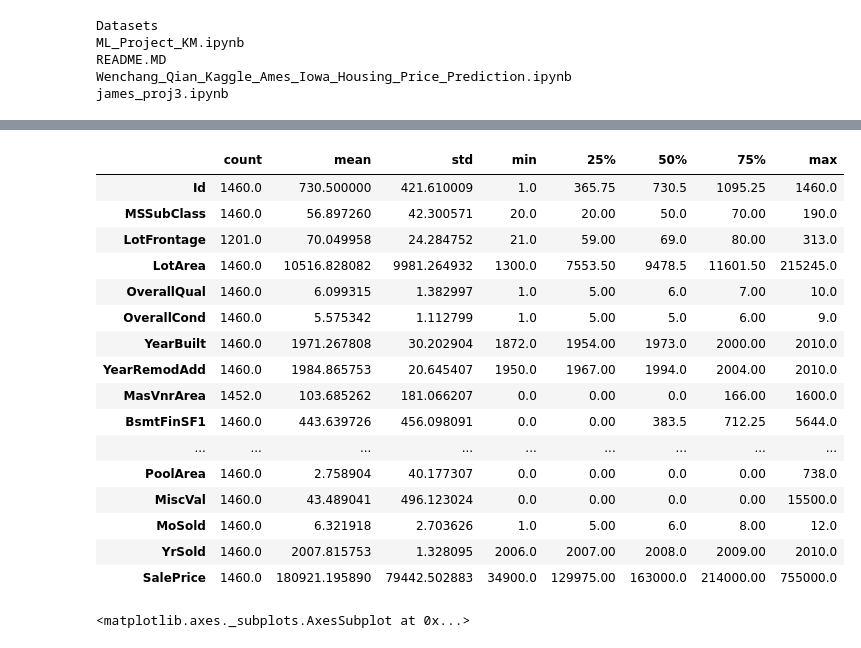
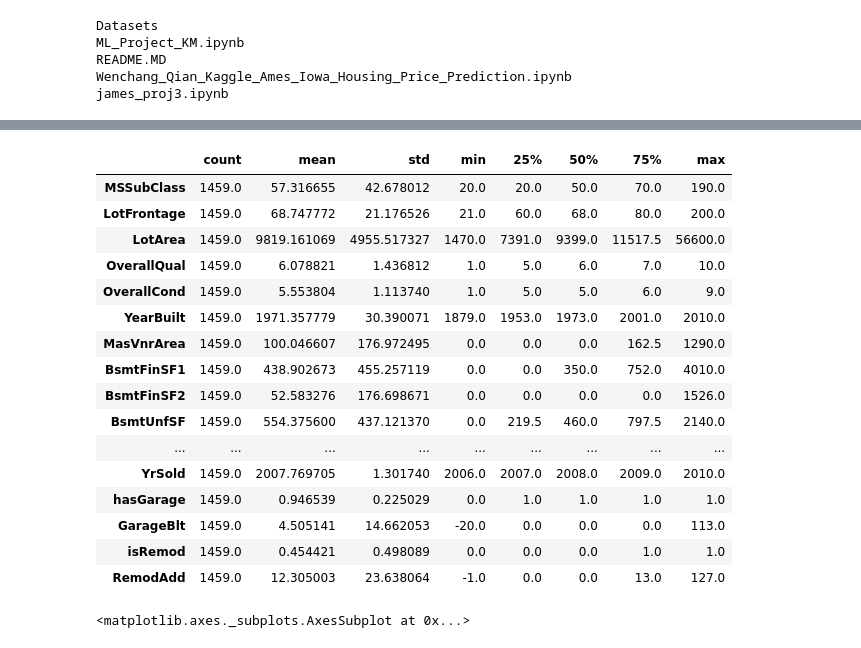
Before and after one commit to reflexiveprophecy/Kaggle_Predict_Ames_Iowa_Housing_Prices, a Jupyter notebook: james_proj3.ipynb, the cells around one changed output, grey strips where cells are left out. Cells and saved outputs as stored; diff of their text form; code cells hidden in the pictures.

```diff
--- a/james_proj3.ipynb
+++ b/james_proj3.ipynb
@@ -25,0 +24,6 @@ Test Data: (1459, 80)
+# %%
+house_train = pd.read_csv('Datasets/train_j.csv');
+print('Training Data:', house_train.shape);
+house_test = pd.read_csv('Datasets/test_j.csv');
+print('Test Data:', house_test.shape);
+#house_train.describe().T
@@ -25,0 +33,6 @@ Test Data: (1459, 80)
+# %%
+house_train = house_train.drop([house_train.columns[0]], axis=1)
+print('Training Data:', house_train.shape);
+house_test = house_test.drop([house_test.columns[0]], axis=1)
+print('Test Data:', house_test.shape);
+house_train.describe().T
@@ -26,23 +59,23 @@ Test Data: (1459, 80)
 # %%
-house_train.describe().T
+house_test.describe().T
 # %% [output]
 |  | count | mean | std | min | 25% | 50% | 75% | max |
-| Id | 1460.0 | 730.500000 | 421.610009 | 1.0 | 365.75 | 730.5 | 1095.25 | 1460.0 |
-| MSSubClass | 1460.0 | 56.897260 | 42.300571 | 20.0 | 20.00 | 50.0 | 70.00 | 190.0 |
-| LotFrontage | 1201.0 | 70.049958 | 24.284752 | 21.0 | 59.00 | 69.0 | 80.00 | 313.0 |
-| LotArea | 1460.0 | 10516.828082 | 9981.264932 | 1300.0 | 7553.50 | 9478.5 | 11601.50 | 215245.0 |
-| OverallQual | 1460.0 | 6.099315 | 1.382997 | 1.0 | 5.00 | 6.0 | 7.00 | 10.0 |
-| OverallCond | 1460.0 | 5.575342 | 1.112799 | 1.0 | 5.00 | 5.0 | 6.00 | 9.0 |
-| YearBuilt | 1460.0 | 1971.267808 | 30.202904 | 1872.0 | 1954.00 | 1973.0 | 2000.00 | 2010.0 |
-| YearRemodAdd | 1460.0 | 1984.865753 | 20.645407 | 1950.0 | 1967.00 | 1994.0 | 2004.00 | 2010.0 |
-| MasVnrArea | 1452.0 | 103.685262 | 181.066207 | 0.0 | 0.00 | 0.0 | 166.00 | 1600.0 |
-| BsmtFinSF1 | 1460.0 | 443.639726 | 456.098091 | 0.0 | 0.00 | 383.5 | 712.25 | 5644.0 |
+| MSSubClass | 1459.0 | 57.316655 | 42.678012 | 20.0 | 20.0 | 50.0 | 70.0 | 190.0 |
+| LotFrontage | 1459.0 | 68.747772 | 21.176526 | 21.0 | 60.0 | 68.0 | 80.0 | 200.0 |
+| LotArea | 1459.0 | 9819.161069 | 4955.517327 | 1470.0 | 7391.0 | 9399.0 | 11517.5 | 56600.0 |
+| OverallQual | 1459.0 | 6.078821 | 1.436812 | 1.0 | 5.0 | 6.0 | 7.0 | 10.0 |
+| OverallCond | 1459.0 | 5.553804 | 1.113740 | 1.0 | 5.0 | 5.0 | 6.0 | 9.0 |
+| YearBuilt | 1459.0 | 1971.357779 | 30.390071 | 1879.0 | 1953.0 | 1973.0 | 2001.0 | 2010.0 |
+| MasVnrArea | 1459.0 | 100.046607 | 176.972495 | 0.0 | 0.0 | 0.0 | 162.5 | 1290.0 |
+| BsmtFinSF1 | 1459.0 | 438.902673 | 455.257119 | 0.0 | 0.0 | 350.0 | 752.0 | 4010.0 |
+| BsmtFinSF2 | 1459.0 | 52.583276 | 176.698671 | 0.0 | 0.0 | 0.0 | 0.0 | 1526.0 |
+| BsmtUnfSF | 1459.0 | 554.375600 | 437.121370 | 0.0 | 219.5 | 460.0 | 797.5 | 2140.0 |
 | ... | ... | ... | ... | ... | ... | ... | ... | ... |
-| PoolArea | 1460.0 | 2.758904 | 40.177307 | 0.0 | 0.00 | 0.0 | 0.00 | 738.0 |
-| MiscVal | 1460.0 | 43.489041 | 496.123024 | 0.0 | 0.00 | 0.0 | 0.00 | 15500.0 |
-| MoSold | 1460.0 | 6.321918 | 2.703626 | 1.0 | 5.00 | 6.0 | 8.00 | 12.0 |
-| YrSold | 1460.0 | 2007.815753 | 1.328095 | 2006.0 | 2007.00 | 2008.0 | 2009.00 | 2010.0 |
-| SalePrice | 1460.0 | 180921.195890 | 79442.502883 | 34900.0 | 129975.00 | 163000.0 | 214000.00 | 755000.0 |
+| YrSold | 1459.0 | 2007.769705 | 1.301740 | 2006.0 | 2007.0 | 2008.0 | 2009.0 | 2010.0 |
+| hasGarage | 1459.0 | 0.946539 | 0.225029 | 0.0 | 1.0 | 1.0 | 1.0 | 1.0 |
+| GarageBlt | 1459.0 | 4.505141 | 14.662053 | -20.0 | 0.0 | 0.0 | 0.0 | 113.0 |
+| isRemod | 1459.0 | 0.454421 | 0.498089 | 0.0 | 0.0 | 0.0 | 1.0 | 1.0 |
+| RemodAdd | 1459.0 | 12.305003 | 23.638064 | -1.0 | 0.0 | 0.0 | 13.0 | 127.0 |
 # %%
 # Distribution of house sales price
 sns.distplot(house_train.SalePrice, bins = 20)
```
Also changed, not shown: parts of 5 cells of this notebook.
